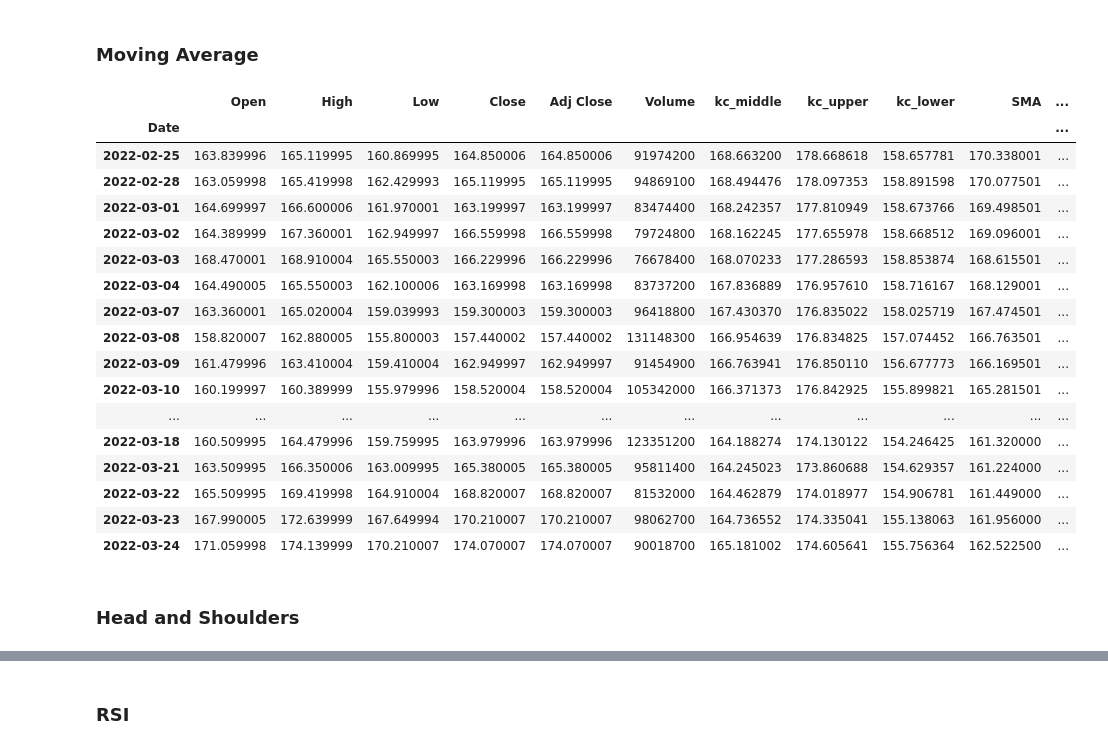
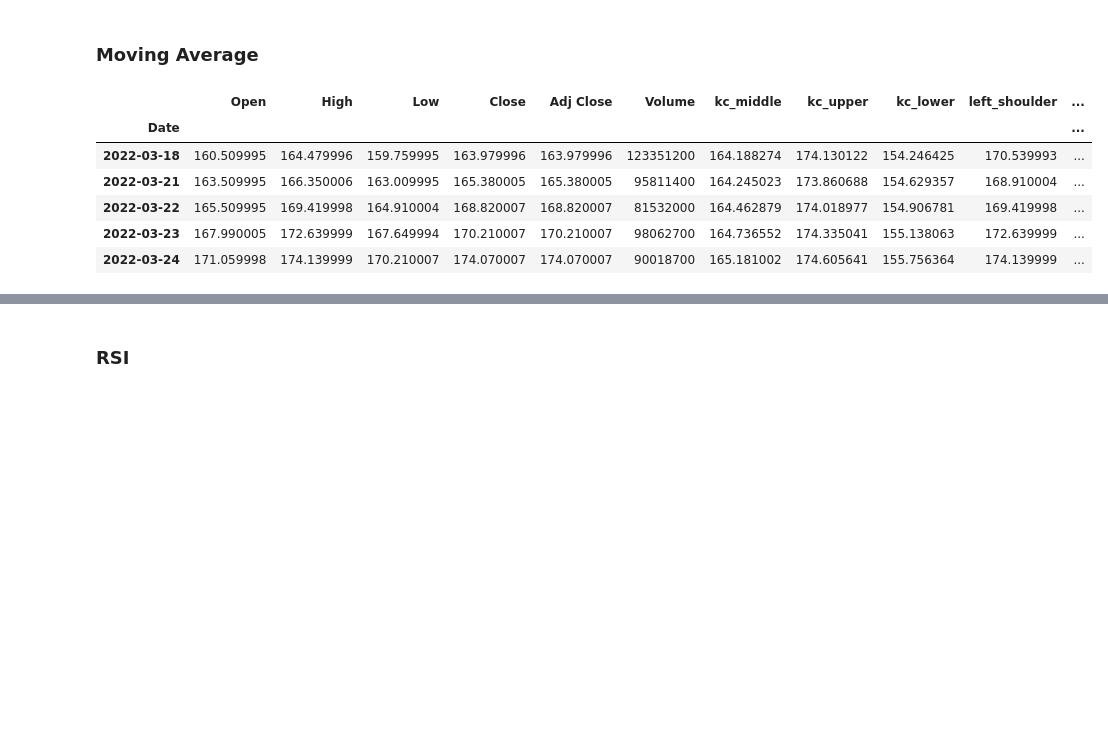
Before and after one commit to ShubhangamPrasad/Technical-Indicator-Evaluator, a Jupyter notebook: Regression.ipynb, the cells around one changed output, grey strips where cells are left out. Cells and saved outputs as stored; diff of their text form; code cells hidden in the pictures; blank space fills up the shorter version.

```diff
--- a/Regression.ipynb
+++ b/Regression.ipynb
@@ -143,25 +174,12 @@ df.tail()
 window_size = 50
 df["MA"] = df["Close"].rolling(window_size).mean()
 # %%
-df.tail(20)
+df.tail()
 # %% [output]
-|  | Open | High | Low | Close | Adj Close | Volume | kc_middle | kc_upper | kc_lower | SMA | ... |
+|  | Open | High | Low | Close | Adj Close | Volume | kc_middle | kc_upper | kc_lower | left_shoulder | ... |
 | Date |  |  |  |  |  |  |  |  |  |  | ... |
-| 2022-02-25 | 163.839996 | 165.119995 | 160.869995 | 164.850006 | 164.850006 | 91974200 | 168.663200 | 178.668618 | 158.657781 | 170.338001 | ... |
-| 2022-02-28 | 163.059998 | 165.419998 | 162.429993 | 165.119995 | 165.119995 | 94869100 | 168.494476 | 178.097353 | 158.891598 | 170.077501 | ... |
-| 2022-03-01 | 164.699997 | 166.600006 | 161.970001 | 163.199997 | 163.199997 | 83474400 | 168.242357 | 177.810949 | 158.673766 | 169.498501 | ... |
-| 2022-03-02 | 164.389999 | 167.360001 | 162.949997 | 166.559998 | 166.559998 | 79724800 | 168.162245 | 177.655978 | 158.668512 | 169.096001 | ... |
-| 2022-03-03 | 168.470001 | 168.910004 | 165.550003 | 166.229996 | 166.229996 | 76678400 | 168.070233 | 177.286593 | 158.853874 | 168.615501 | ... |
-| 2022-03-04 | 164.490005 | 165.550003 | 162.100006 | 163.169998 | 163.169998 | 83737200 | 167.836889 | 176.957610 | 158.716167 | 168.129001 | ... |
-| 2022-03-07 | 163.360001 | 165.020004 | 159.039993 | 159.300003 | 159.300003 | 96418800 | 167.430370 | 176.835022 | 158.025719 | 167.474501 | ... |
-| 2022-03-08 | 158.820007 | 162.880005 | 155.800003 | 157.440002 | 157.440002 | 131148300 | 166.954639 | 176.834825 | 157.074452 | 166.763501 | ... |
-| 2022-03-09 | 161.479996 | 163.410004 | 159.410004 | 162.949997 | 162.949997 | 91454900 | 166.763941 | 176.850110 | 156.677773 | 166.169501 | ... |
-| 2022-03-10 | 160.199997 | 160.389999 | 155.979996 | 158.520004 | 158.520004 | 105342000 | 166.371373 | 176.842925 | 155.899821 | 165.281501 | ... |
-| ... | ... | ... | ... | ... | ... | ... | ... | ... | ... | ... | ... |
-| 2022-03-18 | 160.509995 | 164.479996 | 159.759995 | 163.979996 | 163.979996 | 123351200 | 164.188274 | 174.130122 | 154.246425 | 161.320000 | ... |
-| 2022-03-21 | 163.509995 | 166.350006 | 163.009995 | 165.380005 | 165.380005 | 95811400 | 164.245023 | 173.860688 | 154.629357 | 161.224000 | ... |
-| 2022-03-22 | 165.509995 | 169.419998 | 164.910004 | 168.820007 | 168.820007 | 81532000 | 164.462879 | 174.018977 | 154.906781 | 161.449000 | ... |
-| 2022-03-23 | 167.990005 | 172.639999 | 167.649994 | 170.210007 | 170.210007 | 98062700 | 164.736552 | 174.335041 | 155.138063 | 161.956000 | ... |
-| 2022-03-24 | 171.059998 | 174.139999 | 170.210007 | 174.070007 | 174.070007 | 90018700 | 165.181002 | 174.605641 | 155.756364 | 162.522500 | ... |
+| 2022-03-18 | 160.509995 | 164.479996 | 159.759995 | 163.979996 | 163.979996 | 123351200 | 164.188274 | 174.130122 | 154.246425 | 170.539993 | ... |
+| 2022-03-21 | 163.509995 | 166.350006 | 163.009995 | 165.380005 | 165.380005 | 95811400 | 164.245023 | 173.860688 | 154.629357 | 168.910004 | ... |
+| 2022-03-22 | 165.509995 | 169.419998 | 164.910004 | 168.820007 | 168.820007 | 81532000 | 164.462879 | 174.018977 | 154.906781 | 169.419998 | ... |
+| 2022-03-23 | 167.990005 | 172.639999 | 167.649994 | 170.210007 | 170.210007 | 98062700 | 164.736552 | 174.335041 | 155.138063 | 172.639999 | ... |
+| 2022-03-24 | 171.059998 | 174.139999 | 170.210007 | 174.070007 | 174.070007 | 90018700 | 165.181002 | 174.605641 | 155.756364 | 174.139999 | ... |
-# %% [markdown]
-### Head and Shoulders
```
Also changed, not shown: parts of 13 cells of this notebook.
